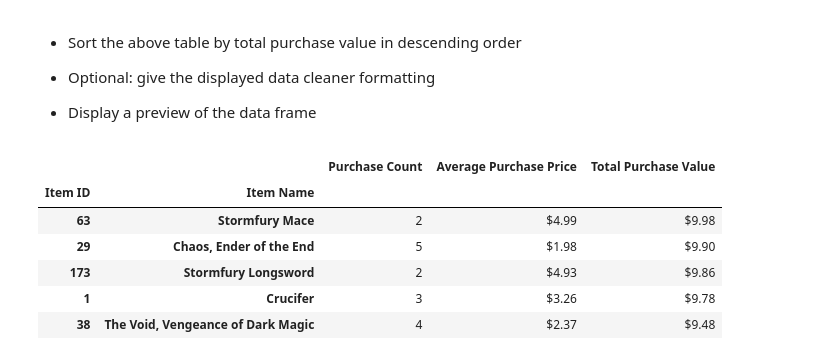
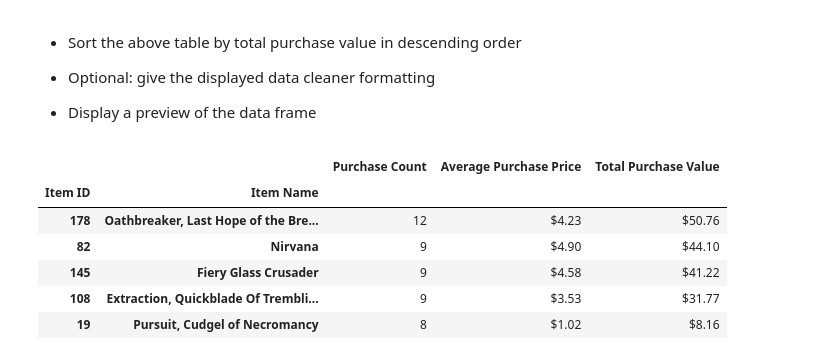
Before and after one commit to AGBarbour/Heroes-of-Pymoli, a Jupyter notebook: Heros/HeroesOfPymoli_starter.ipynb, the cells around one changed output. Cells and saved outputs as stored; diff of their text form; code cells hidden in the pictures.

Commit message:
Figured out sort

```diff
--- a/Heros/HeroesOfPymoli_starter.ipynb
+++ b/Heros/HeroesOfPymoli_starter.ipynb
@@ -306,13 +306,14 @@ ID.head(5)
 
 * Display a preview of the data frame
 # %%
-ID = ID.sort_values('Total Purchase Value', ascending=False)
+ID = ID.sort_values(['Purchase Count','Total Purchase Value'], ascending=[False,False])
+# ID = ID.style.set_properties(**{'text-align': 'left'})
 ID.head(5)
 # %% [output]
 |  |  | Purchase Count | Average Purchase Price | Total Purchase Value |
 | Item ID | Item Name |  |  |  |
-| 63 | Stormfury Mace | 2 | $4.99 | $9.98 |
-| 29 | Chaos, Ender of the End | 5 | $1.98 | $9.90 |
-| 173 | Stormfury Longsword | 2 | $4.93 | $9.86 |
-| 1 | Crucifer | 3 | $3.26 | $9.78 |
-| 38 | The Void, Vengeance of Dark Magic | 4 | $2.37 | $9.48 |
+| 178 | Oathbreaker, Last Hope of the Bre... | 12 | $4.23 | $50.76 |
+| 82 | Nirvana | 9 | $4.90 | $44.10 |
+| 145 | Fiery Glass Crusader | 9 | $4.58 | $41.22 |
+| 108 | Extraction, Quickblade Of Trembli... | 9 | $3.53 | $31.77 |
+| 19 | Pursuit, Cudgel of Necromancy | 8 | $1.02 | $8.16 |
```
Also changed, not shown: parts of 1 cell of this notebook.
